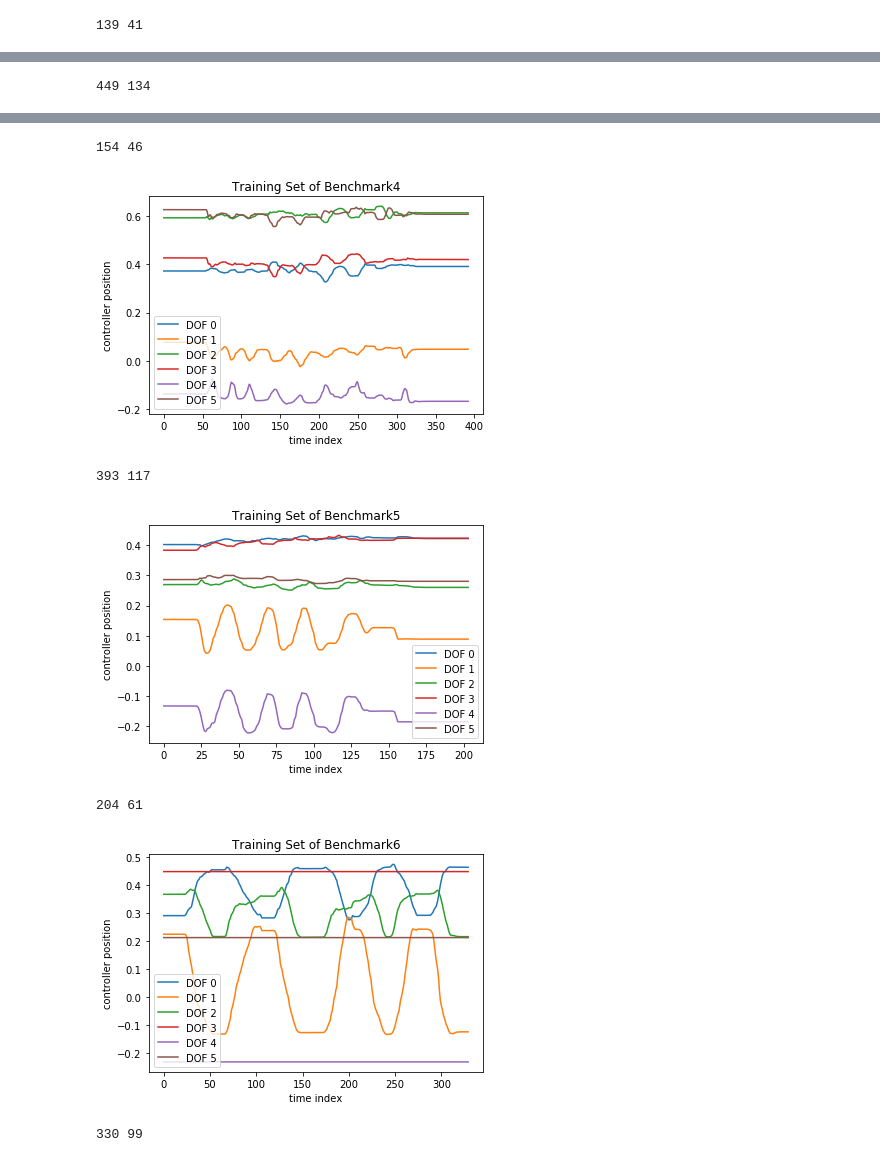
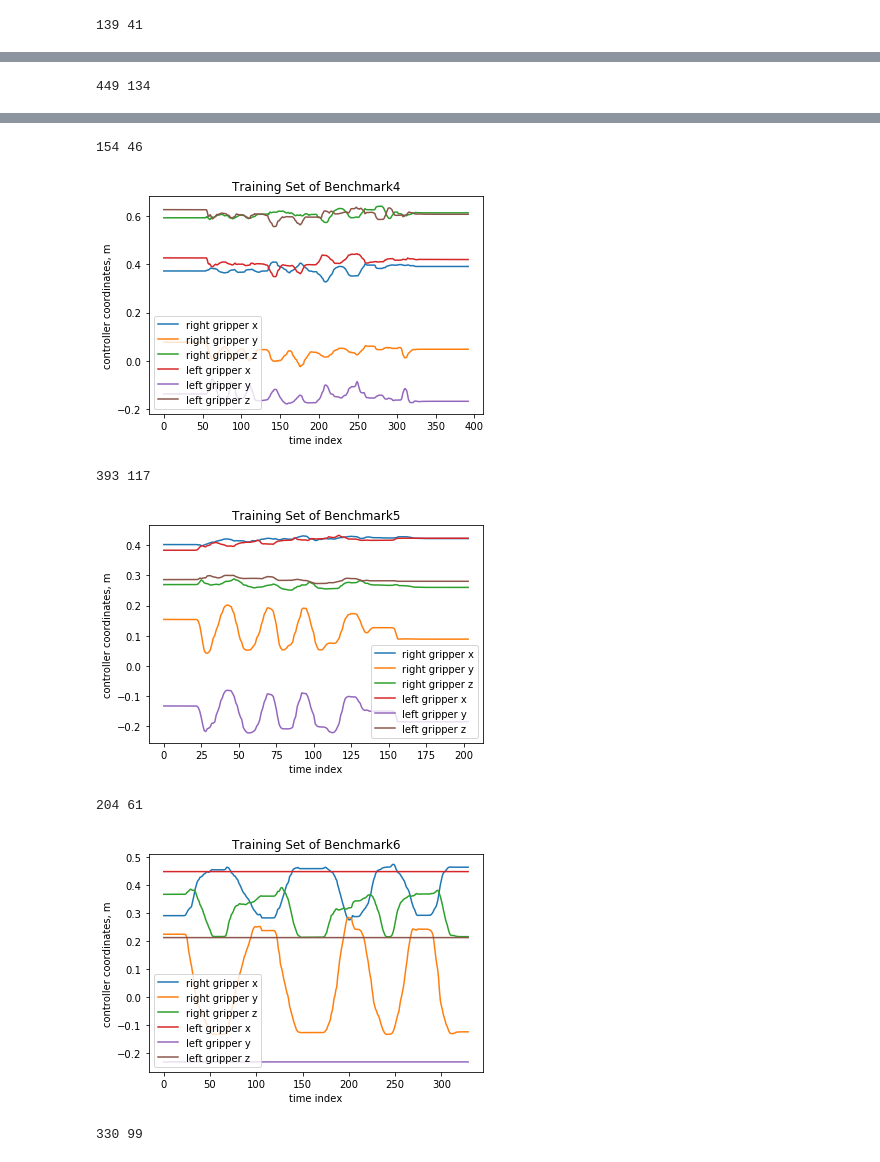
Before and after one commit to rmqlife/deformable, a Jupyter notebook: vis.ipynb, the cells around one changed output, grey strips where cells are left out. Saved outputs shown, nothing was run; the diff lists cells and outputs as text; code cells hidden in the pictures.

```diff
--- a/vis.ipynb
+++ b/vis.ipynb
@@ -18,6 +18,7 @@ names.append('/home/rmqlife/work/data/videos/npz/data_0918-1534.npz')
 
 print names
 count = 1
+labels = ['right gripper x','right gripper y','right gripper z','left gripper x','left gripper y','left gripper z']
 for name in names:
     data = np.load(name)
 
@@ -25,13 +26,13 @@ for name in names:
 
     axes = plt.gca()
     axes.set_xlabel('time index')
-    axes.set_ylabel('controller position')
+    axes.set_ylabel('controller coordinates, m')
     #axes.set_xticklabels([])
 
     plt.title('Training Set of Benchmark'+str(count))
     count = count+1
     for i in range(pos.shape[1]):
-        plt.plot(range(pos.shape[0]),pos[:,i], label = 'DOF '+str(i))
+        plt.plot(range(pos.shape[0]),pos[:,i], label = labels[i])
     plt.legend()
     plt.show()
 
@@ -47,7 +48,7 @@ for name in names:
 154 46
-[figure, old version]
+[figure, new version]
 393 117
-[figure, old version]
+[figure, new version]
 204 61
-[figure, old version]
+[figure, new version]
 330 99
```
Also changed, not shown: parts of 3 cells of this notebook, 2 other files.
